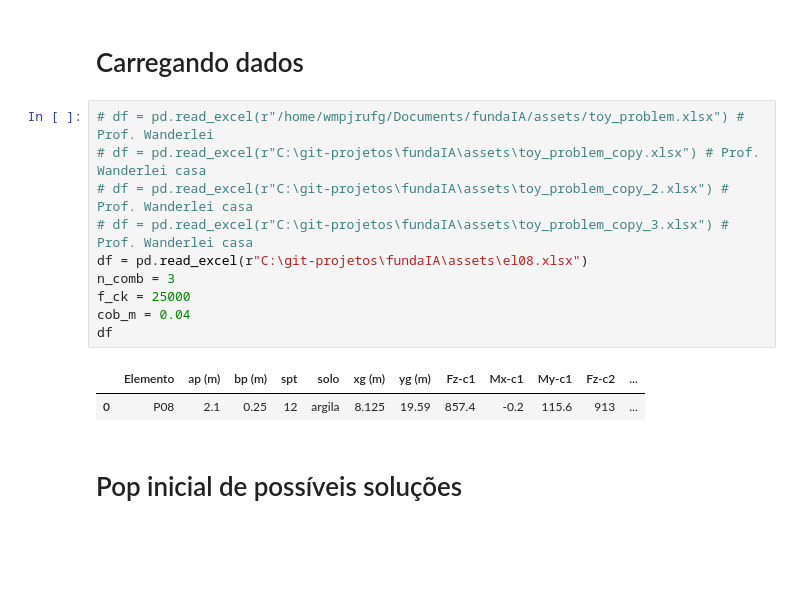
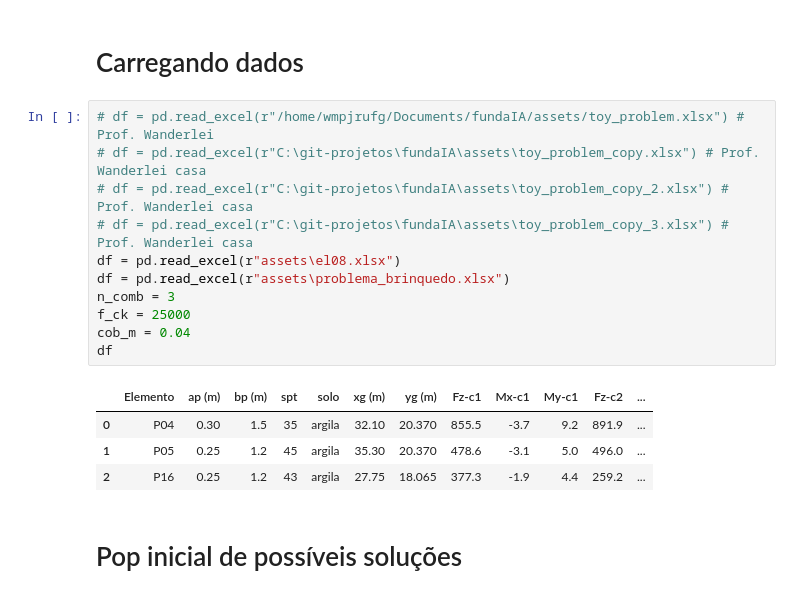
Before and after one commit to wmpjrufg/fundaai, a Jupyter notebook: testes_gpr_lucas.ipynb, the cells around one changed output. Cells and saved outputs as stored; diff of their text form; blank space fills up the shorter version.

```diff
--- a/testes_gpr_lucas.ipynb
+++ b/testes_gpr_lucas.ipynb
@@ -20,16 +20,19 @@ from fundacao import *
 # %%
 # df = pd.read_excel(r"/home/wmpjrufg/Documents/fundaIA/assets/toy_problem.xlsx") # Prof. Wanderlei
 # df = pd.read_excel(r"C:\git-projetos\fundaIA\assets\toy_problem_copy.xlsx") # Prof. Wanderlei casa
 # df = pd.read_excel(r"C:\git-projetos\fundaIA\assets\toy_problem_copy_2.xlsx") # Prof. Wanderlei casa
 # df = pd.read_excel(r"C:\git-projetos\fundaIA\assets\toy_problem_copy_3.xlsx") # Prof. Wanderlei casa
-df = pd.read_excel(r"C:\git-projetos\fundaIA\assets\el08.xlsx")
+df = pd.read_excel(r"assets\el08.xlsx")
+df = pd.read_excel(r"assets\problema_brinquedo.xlsx")
 n_comb = 3
 f_ck = 25000
 cob_m = 0.04
 df
 # %% [output]
 |  | Elemento | ap (m) | bp (m) | spt | solo | xg (m) | yg (m) | Fz-c1 | Mx-c1 | My-c1 | Fz-c2 | ... |
-| 0 | P08 | 2.1 | 0.25 | 12 | argila | 8.125 | 19.59 | 857.4 | -0.2 | 115.6 | 913 | ... |
+| 0 | P04 | 0.30 | 1.5 | 35 | argila | 32.10 | 20.370 | 855.5 | -3.7 | 9.2 | 891.9 | ... |
+| 1 | P05 | 0.25 | 1.2 | 45 | argila | 35.30 | 20.370 | 478.6 | -3.1 | 5.0 | 496.0 | ... |
+| 2 | P16 | 0.25 | 1.2 | 43 | argila | 27.75 | 18.065 | 377.3 | -1.9 | 4.4 | 259.2 | ... |
 # %% [markdown]
 # Pop inicial de possíveis soluções
 # %%
```
Also changed, not shown: parts of 6 cells of this notebook, 19 other files.
